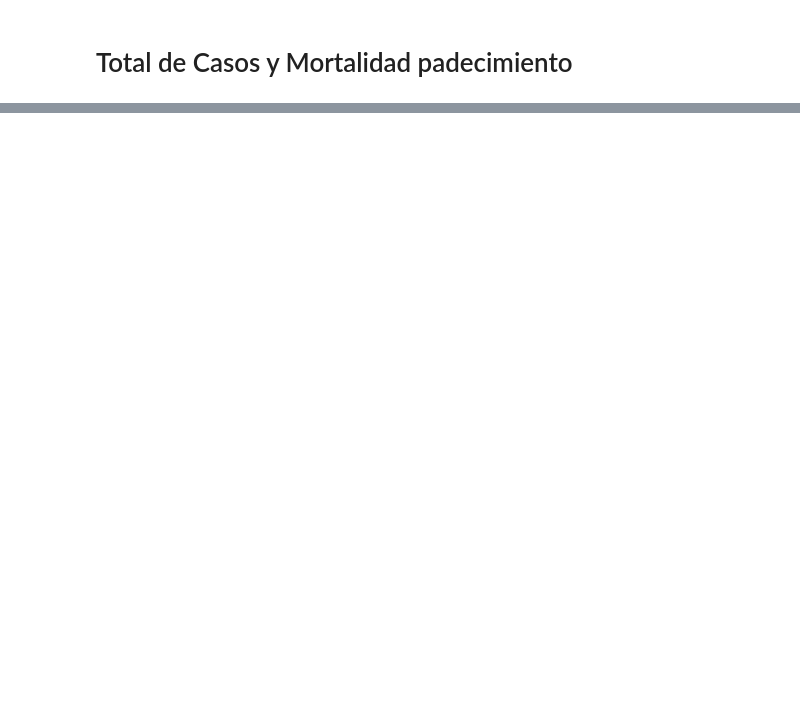
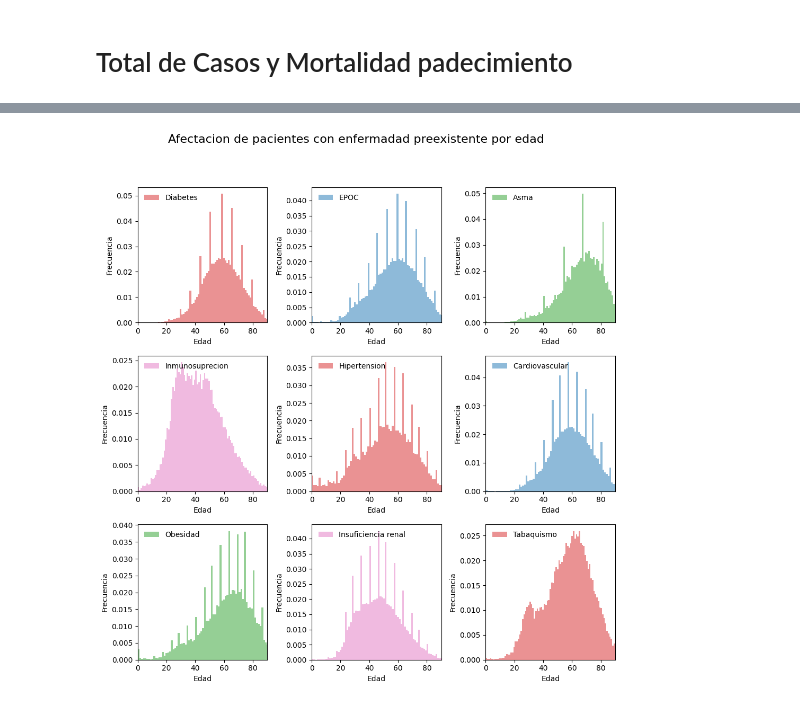
Before and after one commit to devlabmexico/reporte-covid, a Jupyter notebook: 001-000-general-overview/run.ipynb, the cells around one changed output, grey strips where cells are left out. Cells and saved outputs as stored; diff of their text form; code cells hidden in the pictures; blank space fills up the shorter version.

```diff
--- a/001-000-general-overview/run.ipynb
+++ b/001-000-general-overview/run.ipynb
@@ -230,0 +277,38 @@ plt.savefig(join(output_folder, 'figure2.png'))
+# %%
+fig, axes = plt.subplots(3, 3, figsize=(10, 10), dpi=100)
+
+colors = ['tab:red', 'tab:blue', 'tab:green', 'tab:pink', 'tab:olive']
+
+disease_title = [
+    'Diabetes',
+    'EPOC',
+    'Asma',
+    'Inmunosuprecion',
+    'Hipertension',
+    'Cardiovascular',
+    'Obesidad',
+    'Insuficiencia renal',
+    'Tabaquismo'
+
+]
+
+for i, (ax, df) in enumerate(zip(axes.flatten(), diseases_dfs)):
+    ax.hist(df['EDAD'], alpha=0.5, bins=100, density=True, stacked=True, label=disease_title[i], color=colors[ i % 4])
+    ax.set_xlabel("Edad")
+    ax.set_ylabel("Frecuencia")
+    ax.legend(loc='upper left', frameon=False)
+
+    # ax.set_title(disease_title[i])
+    ax.set_xlim(0, 90);
+
+
+plt.suptitle('Afectacion de pacientes con enfermadad preexistente por edad ', y=1.05, size=16)
+
+
+plt.tight_layout();
+
+plt.savefig(join(output_folder, 'figure3.png'), bbox_inches='tight')
+
+#diabetes_confirmed_cases
+# %% [output]
+[figure, added]
```
Also changed, not shown: parts of 9 cells of this notebook, 9 other files.
